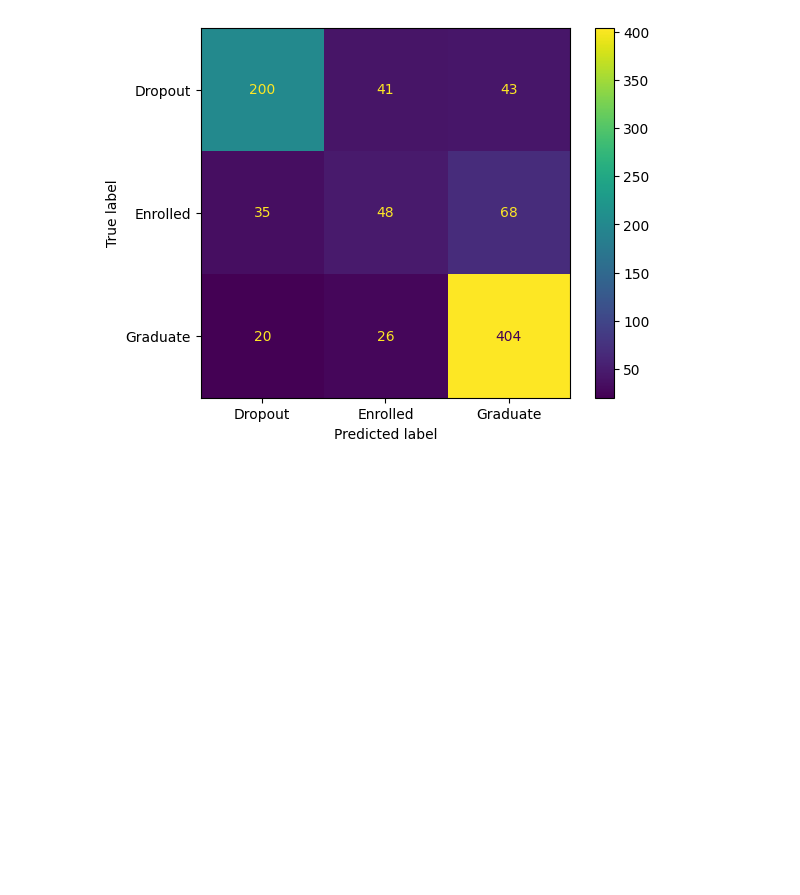
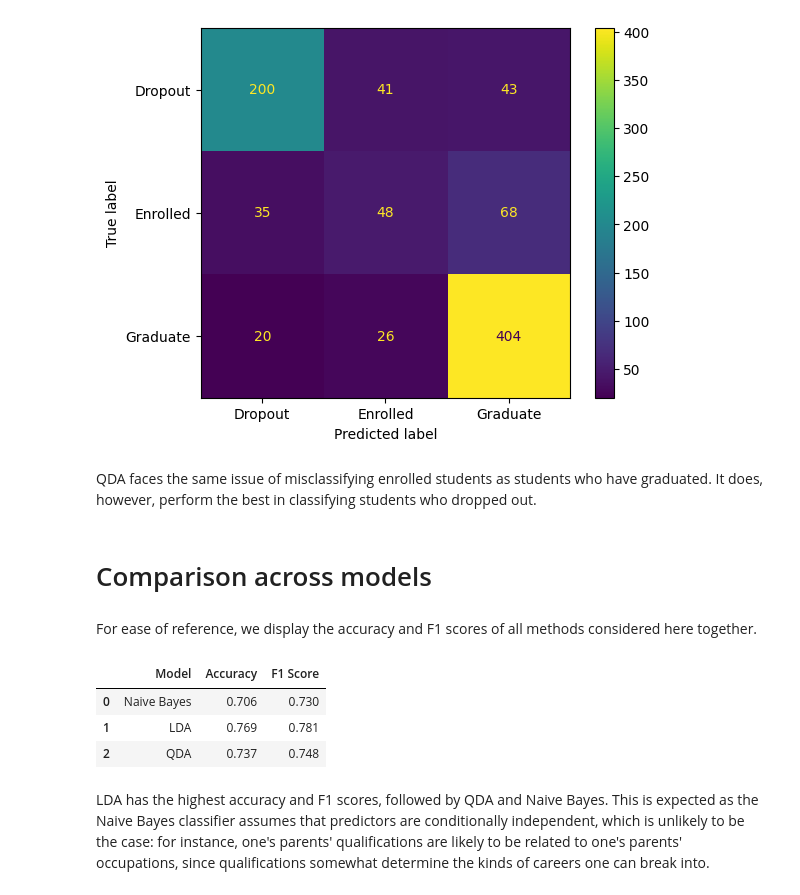
Before and after one commit to Tohtoroo/MLDropout, a Jupyter notebook: main/bayes.ipynb, the cells around one changed output. Cells and saved outputs as stored; diff of their text form; code cells hidden in the pictures; blank space fills up the shorter version.

Commit message:
Update bayes notebook

```diff
--- a/main/bayes.ipynb
+++ b/main/bayes.ipynb
@@ -94,3 +98,28 @@ F1 score: 0.7479723465854597
    macro avg       0.66      0.64      0.65       885
 weighted avg       0.72      0.74      0.73       885
 [figure]
+# %% [markdown]
+QDA faces the same issue of misclassifying enrolled students as students who have graduated. It does, however, perform the best in classifying students who dropped out.
+# %% [markdown]
+# Comparison across models
+# %% [markdown]
+For ease of reference, we display the accuracy and F1 scores of all methods considered here together.
+# %%
+accuracies = [nb_accuracy, lda_accuracy, qda_accuracy]
+f1_scores = [nb_f1, lda_f1, qda_f1]
+models = ["Naive Bayes", "LDA", "QDA"]
+
+pd.DataFrame(
+    {
+        "Model": models,
+        "Accuracy": [round(i, 3) for i in accuracies],
+        "F1 Score": [round(i, 3) for i in f1_scores],
+    }
+)
+# %% [output]
+|  | Model | Accuracy | F1 Score |
+| 0 | Naive Bayes | 0.706 | 0.730 |
+| 1 | LDA | 0.769 | 0.781 |
+| 2 | QDA | 0.737 | 0.748 |
+# %% [markdown]
+LDA has the highest accuracy and F1 scores, followed by QDA and Naive Bayes. This is expected as the Naive Bayes classifier assumes that predictors are conditionally independent, which is unlikely to be the case: for instance, one's parents' qualifications are likely to be related to one's parents' occupations, since qualifications somewhat determine the kinds of careers one can break into.
```
Also changed, not shown: parts of 2 cells of this notebook.
